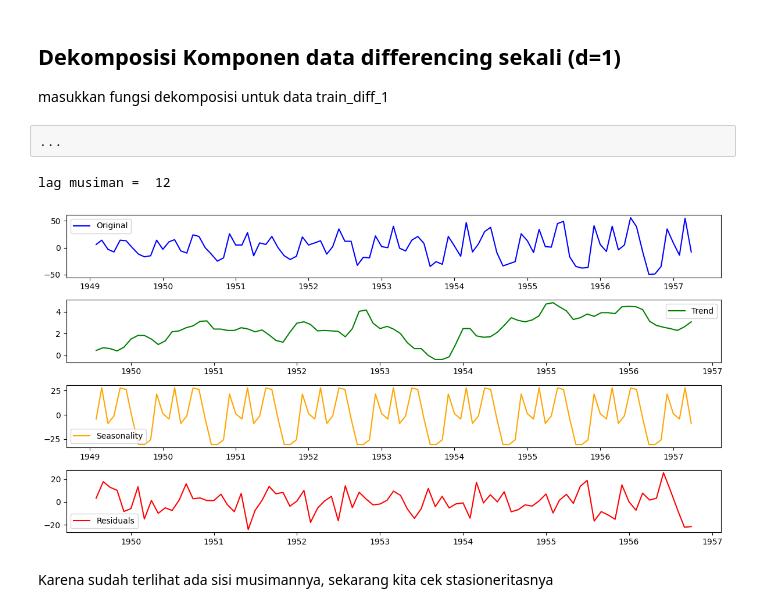
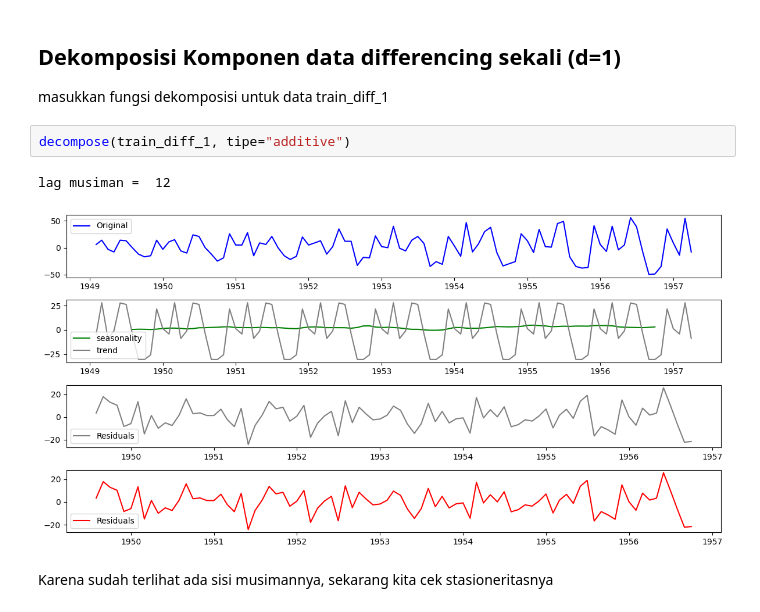
Before and after one commit to Rafhaeloktafandhi/Analisis-runtun-waktu, a Jupyter notebook: Praktikum_ARW_2_SARIMA_mahasiswa.ipynb, the cells around one changed output. Saved outputs shown, nothing was run; the diff lists cells and outputs as text.

```diff
--- a/Praktikum_ARW_2_SARIMA_mahasiswa.ipynb
+++ b/Praktikum_ARW_2_SARIMA_mahasiswa.ipynb
@@ -295,11 +294,11 @@ Terlihat pola ACF tailing off dan terlihat pola berulang per 12 lag, tapi terlih
 # %% [markdown]
 ## Dekomposisi Komponen data differencing sekali (d=1)
 masukkan fungsi dekomposisi untuk data train_diff_1
-# %%
-...
-# %% [output]
-lag musiman =  12
-[figure, removed]
+# %%
+decompose(train_diff_1, tipe="additive")
+# %% [output]
+lag musiman =  12
+[figure, added]
 # %% [markdown]
 Karena sudah terlihat ada sisi musimannya, sekarang kita cek stasioneritasnya
 # %% [markdown]
```
Also changed, not shown: parts of 14 cells of this notebook.
